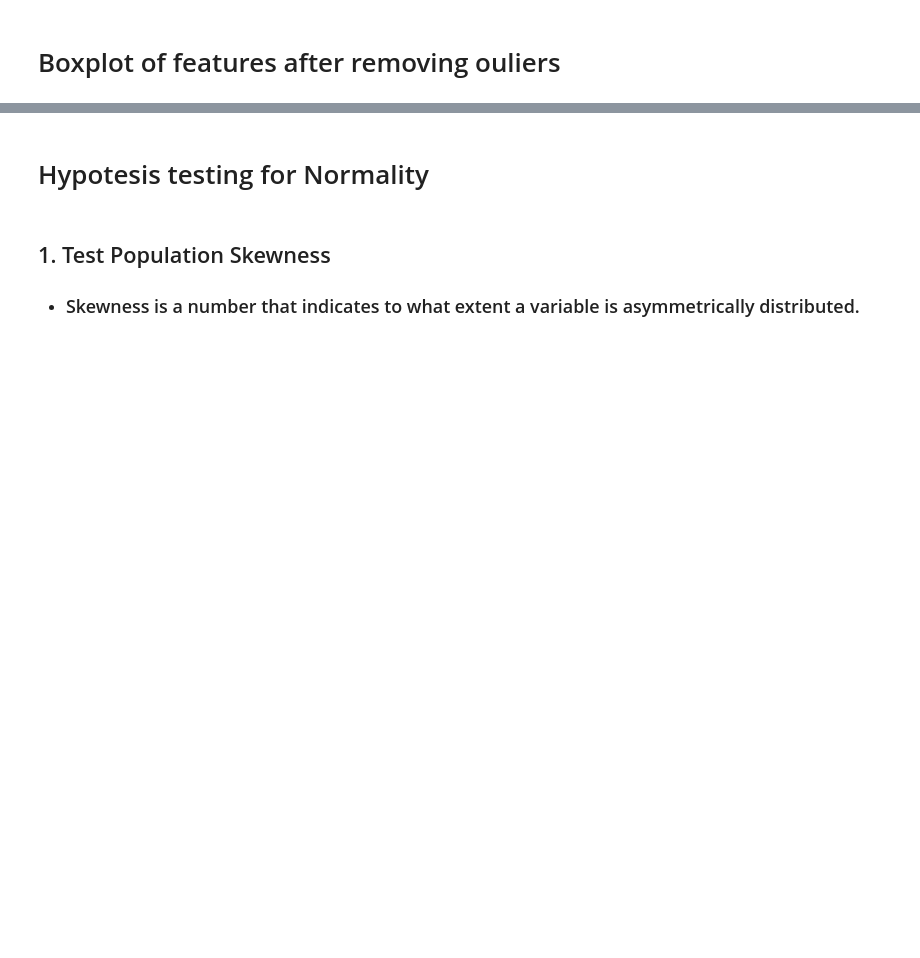
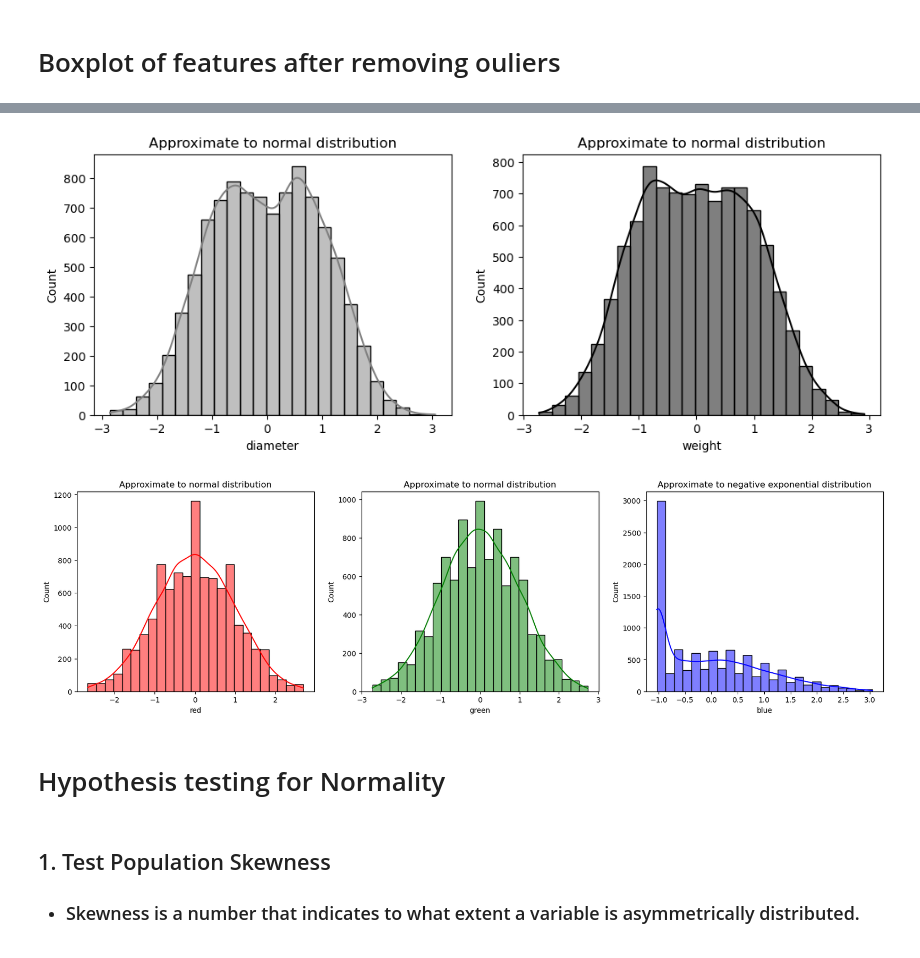
Before and after one commit to MohamedMandour10/Citrus-Binary-Classification, a Jupyter notebook: oranges-vs-grapefruit.ipynb, the cells around one changed output, grey strips where cells are left out. Drawn from its saved outputs; the diff is of its cells as text; code cells hidden in the pictures; blank space fills up the shorter version.

```diff
--- a/oranges-vs-grapefruit.ipynb
+++ b/oranges-vs-grapefruit.ipynb
@@ -302,5 +335,32 @@ data
+# %%
+# Create subplots with 1 row and 2 columns for the first figure
+fig, axs = plt.subplots(1, 2, figsize=(12, 4))
+
+# Create subplots with 1 row and 3 columns for the second figure
+fig, axs2 = plt.subplots(1, 3, figsize=(20, 5))
+
+# Plot histogram of the 'diameter' feature with kernel density estimation
+sns.histplot(data, x="diameter", kde=True, color='grey', ax=axs[0], bins=25)
+axs[0].title.set_text("Approximate to normal distribution")
+
+# Plot histogram of the 'weight' feature with kernel density estimation
+sns.histplot(data, x="weight", kde=True, color='black', ax=axs[1], bins=25)
+axs[1].title.set_text("Approximate to normal distribution")
+
+# Plot histogram of the 'red' feature with kernel density estimation
+sns.histplot(data, x="red", kde=True, color='r', ax=axs2[0], bins=25)
+axs2[0].title.set_text("Approximate to normal distribution")
+# Plot histogram of the 'green' feature with kernel density estimation
+sns.histplot(data, x="green", kde=True, color='green', ax=axs2[1], bins=25)
+axs2[1].title.set_text("Approximate to normal distribution")
+# Plot histogram of the 'blue' feature with kernel density estimation
+sns.histplot(data, x="blue", kde=True, color='b', ax=axs2[2], bins=25)
+axs2[2].title.set_text("Approximate to negative exponential distribution")
+# %% [output]
+[figure, added]
+[figure, added]
 # %% [markdown]
-# Hypotesis testing for Normality
+# Hypothesis testing for Normality
 # %% [markdown]
 ## 1. Test Population Skewness
   * ### Skewness is a number that indicates to what extent a variable is asymmetrically distributed.
```
Also changed, not shown: parts of 26 cells of this notebook.
